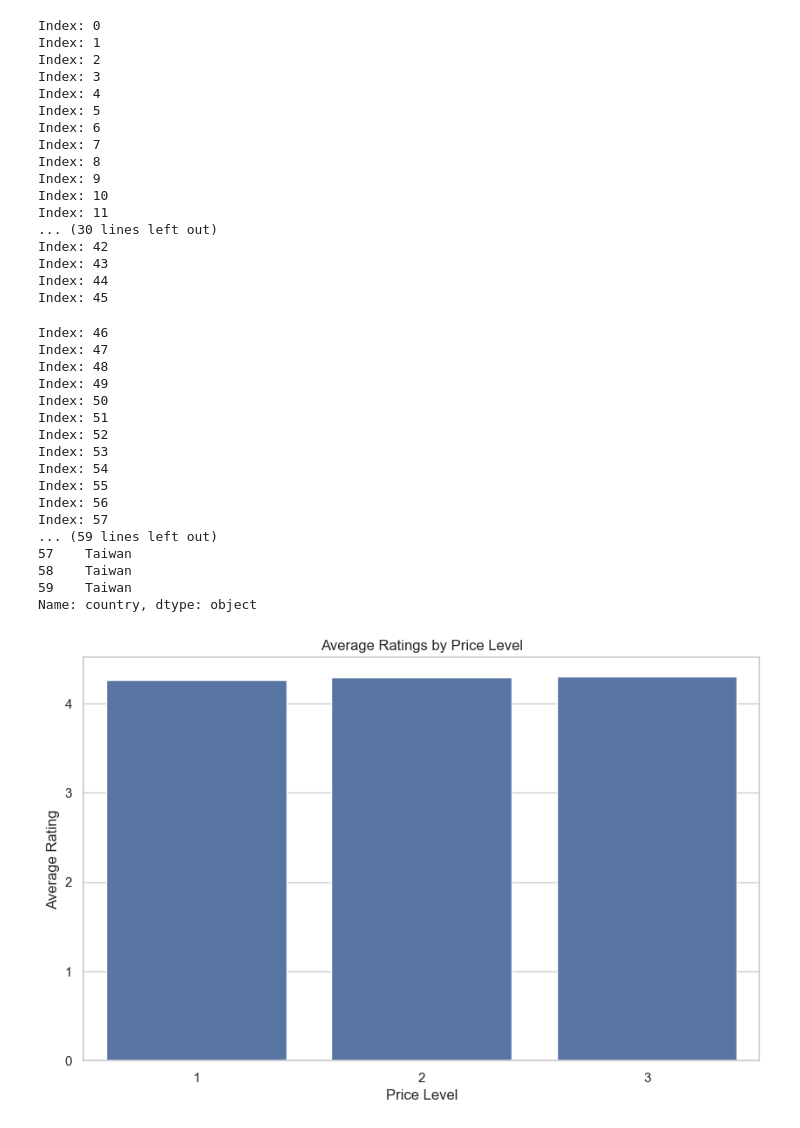
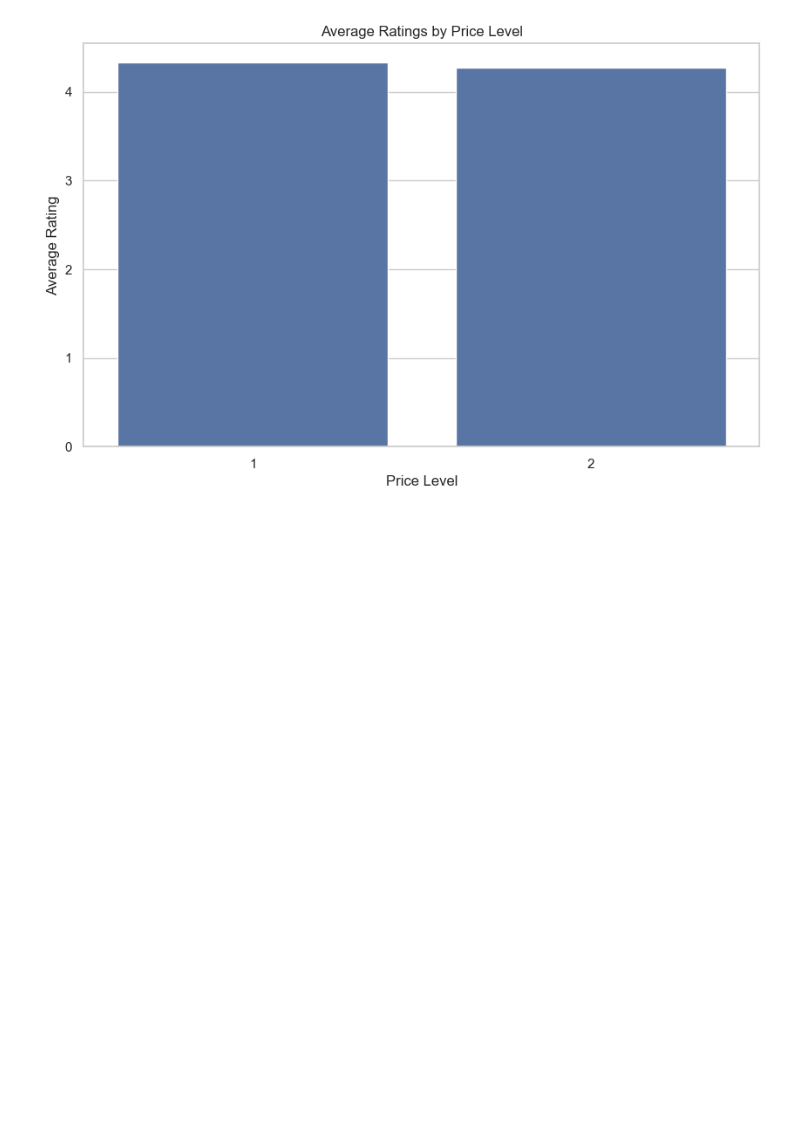
Before and after one commit to Wu-Yu-hsien/NYC-restaurants-analysis, a Jupyter notebook: finalproject.ipynb, the cells around one changed output. Cells and saved outputs as stored; diff of their text form; code cells hidden in the pictures; blank space fills up the shorter version.

```diff
--- a/finalproject.ipynb
+++ b/finalproject.ipynb
@@ -4,9 +4,12 @@ import time
 import pandas as pd
 import seaborn as sns
 import matplotlib.pyplot as plt
+import json
 
 base_url = "https://maps.googleapis.com/maps/api/place/textsearch/json"
-api_key ="AIzaSyC8e_OpFaaKsUviiBep_g8paJGC2q1rZpg"
+with open('api.json') as f:
+    config = json.load(f)
+api_key =config['api_key']
 
 def search_places(api_key, query, location, radius):
     base_url = "https://maps.googleapis.com/maps/api/place/textsearch/json"
@@ -79,7 +82,7 @@ def get_restaurant_info(api_key,query,location,raidus):
         place_details = get_place_details(place_id, api_key)
         if place_details:
 
-            print(f"Index: {index}")
+
 
             price_level = place_details['result'].get('price_level', None)
             rating = place_details['result'].get('rating', None)
@@ -297,57 +266,23 @@ Index: 59
 # %%
-api_key = "AIzaSyC8e_OpFaaKsUviiBep_g8paJGC2q1rZpg"
-query = "Taiwan Restaurant"
+api_key = config['api_key']
+query = "Taiwanese Restaurant"
 location = "40.712776,-74.005974"  # Latitude and longitude of New York City
 
-Taiwan_restaurants = get_restaurant_info(api_key,query,location,500)
-Taiwan_restaurants['country'] = 'Taiwan'
-print(Taiwan_restaurants['country'])
-average_ratings = Taiwan_restaurants.groupby('price_level').rating.mean().reset_index()
+Taiwanese_restaurants = get_restaurant_info(api_key,query,location,500)
+Taiwanese_restaurants['country'] = 'Taiwanese'
+
+average_ratings = Taiwanese_restaurants.groupby('price_level').rating.mean().reset_index()
 
 sns.set(style="whitegrid")
 
 plt.figure(figsize=(10, 6))  # 设置图形大小
 bar_plot = sns.barplot(x='price_level', y='rating', data=average_ratings)
 
 plt.title('Average Ratings by Price Level')
 plt.xlabel('Price Level')
 plt.ylabel('Average Rating')
 
 plt.show()
 # %% [output]
-Index: 0
-Index: 1
-Index: 2
-Index: 3
-Index: 4
-Index: 5
-Index: 6
-Index: 7
-Index: 8
-Index: 9
-Index: 10
-Index: 11
-... (30 lines left out)
-Index: 42
-Index: 43
-Index: 44
-Index: 45
-Index: 46
-Index: 47
-Index: 48
-Index: 49
-Index: 50
-Index: 51
-Index: 52
-Index: 53
-Index: 54
-Index: 55
-Index: 56
-Index: 57
-... (59 lines left out)
-57    Taiwan
-58    Taiwan
-59    Taiwan
-Name: country, dtype: object
-[figure, old version]
+[figure, new version]
 # %%
```
Also changed, not shown: parts of 8 cells of this notebook, 2 other files.
